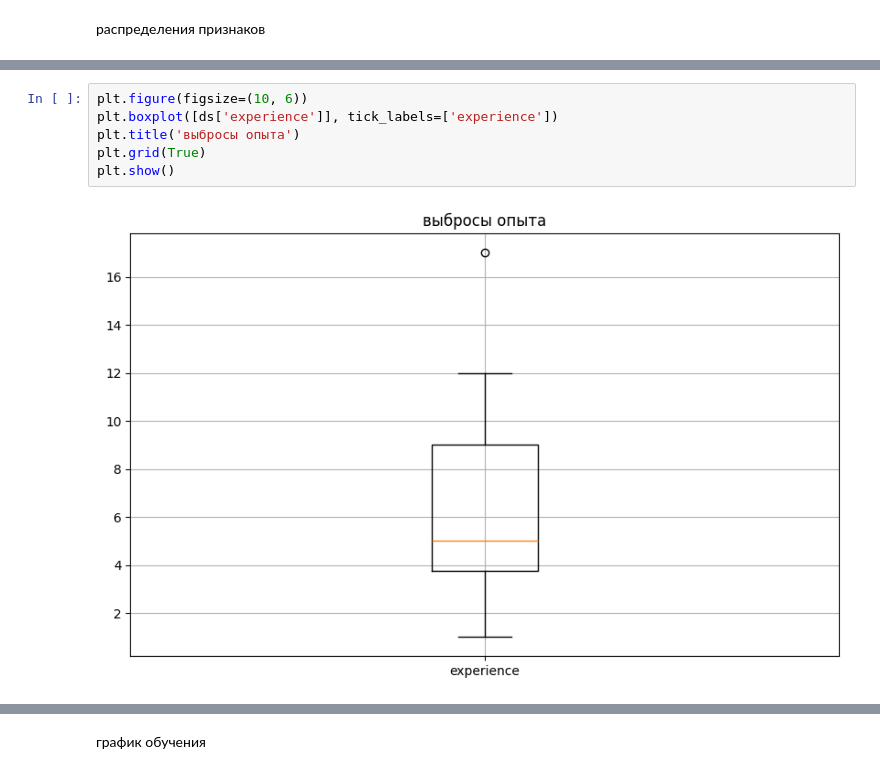
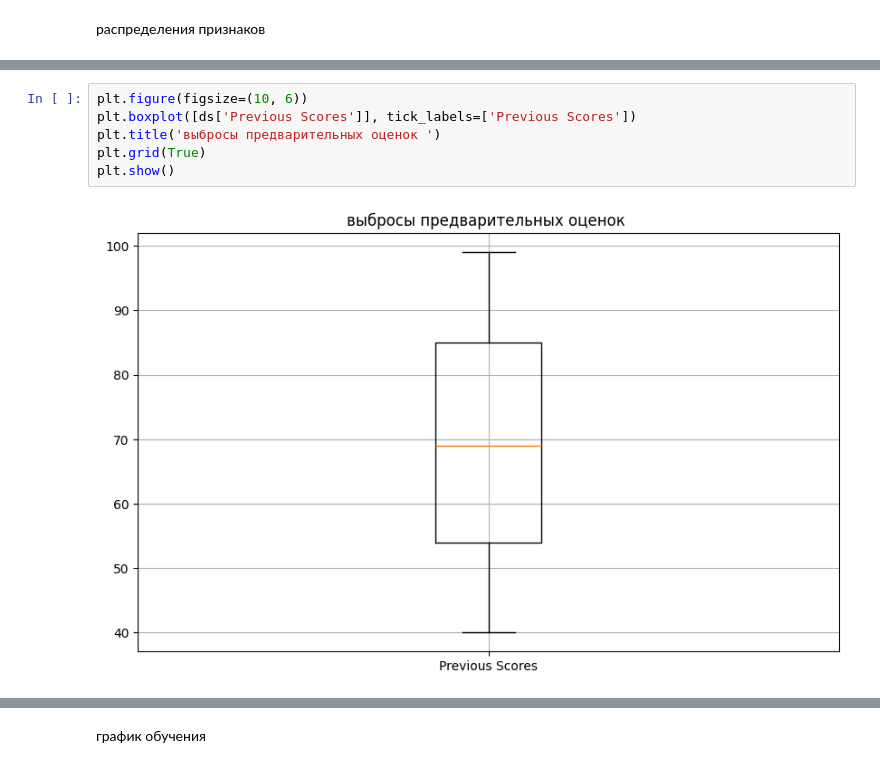
Before and after one commit to bakshva/resum, a Jupyter notebook: linear_regression/main.ipynb, the cells around one changed output, grey strips where cells are left out. Drawn from its saved outputs; the diff is of its cells as text.

```diff
--- a/linear_regression/main.ipynb
+++ b/linear_regression/main.ipynb
@@ -56,8 +68,8 @@ plt.show()
 # %%
 plt.figure(figsize=(10, 6))
-plt.boxplot([ds['experience']], tick_labels=['experience'])
-plt.title('выбросы опыта')
+plt.boxplot([ds['Previous Scores']], tick_labels=['Previous Scores'])
+plt.title('выбросы предварительных оценок ')
 plt.grid(True)
 plt.show()
 # %% [output]
-[figure, old version]
+[figure, new version]
```
Also changed, not shown: parts of 19 cells of this notebook, 2 other files.
